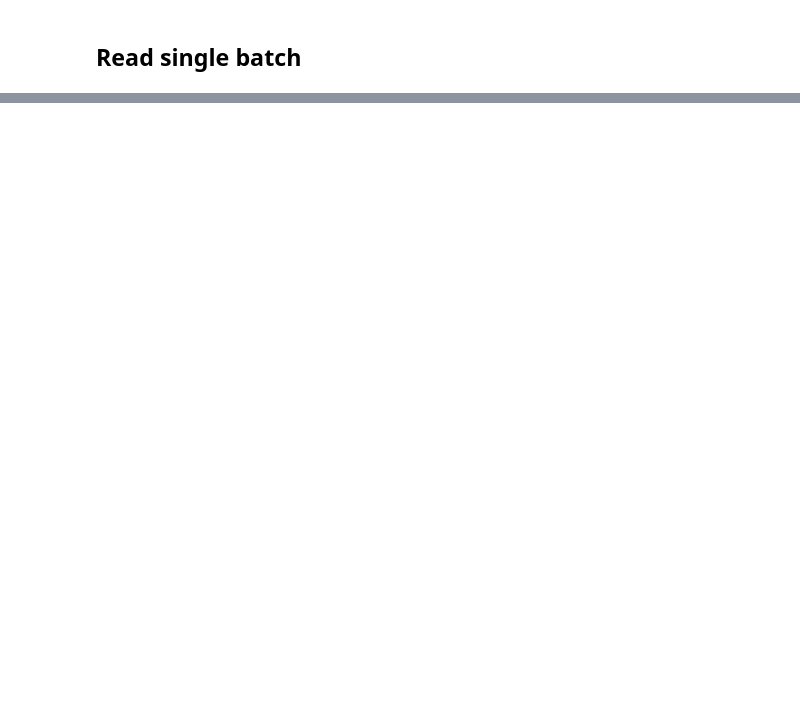
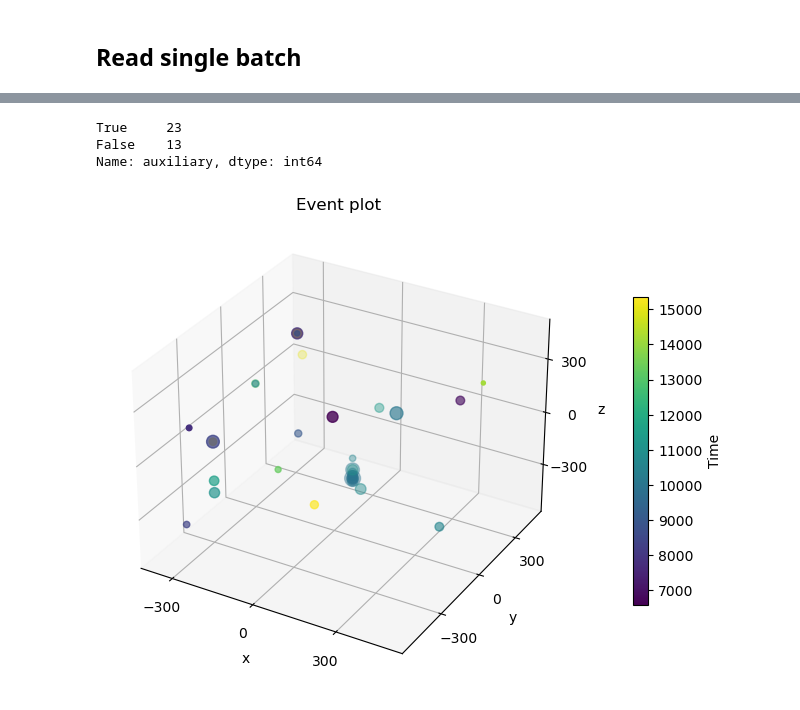
Before and after one commit to IMOKURI/kaggle-ice-cube, a Jupyter notebook: notebook/EDA.ipynb, the cells around one changed output, grey strips where cells are left out. Cells and saved outputs as stored; diff of their text form; code cells hidden in the pictures; blank space fills up the shorter version.

Commit message:
feat: visualize event.
Signed-off-by: SUGIYAMA Yoshio <nenegi.01mo@gmail.com>

```diff
--- a/notebook/EDA.ipynb
+++ b/notebook/EDA.ipynb
@@ -159,8 +141,8 @@ shape: (131953924, 6)
 # %% [markdown]
 ## Read single batch
 # %%
-batch_num = 661
-batch_1 = pl.read_parquet(
-    os.path.join(c.data.dir.input_test, f"batch_{batch_num}.parquet")
-)
+batch_num = 1
+batch = pd.read_parquet(
+    os.path.join(c.data.dir.input_train, f"batch_{batch_num}.parquet")
+).reset_index()
 # %%
@@ -209,0 +168,2 @@ shape: (3, 2)
+# %%
+batch = pd.merge(batch, input.sensor_geometry, on="sensor_id")
@@ -209,0 +186,2 @@ shape: (3, 2)
+# %%
+batch_event = batch[(batch["event_id"] == 59)] #  & (batch["auxiliary"] == False)
@@ -209,0 +197,35 @@ shape: (3, 2)
+# %%
+batch_event["auxiliary"].value_counts()
+# %% [output]
+True     23
+False    13
+Name: auxiliary, dtype: int64
+# %%
+fig = plt.figure(figsize=(8, 8))
+
+ax = fig.add_subplot(projection="3d")
+ax.set_title("Event plot")
+
+ax.set_xlabel("x")
+ax.set_ylabel("y")
+ax.set_zlabel("z")
+
+ax.set_xticks([-600, -300, 0.0, 300, 600])
+ax.set_yticks([-600, -300, 0.0, 300, 600])
+ax.set_zticks([-600, -300, 0.0, 300, 600])
+
+# 散布図を描画
+scatter = ax.scatter(
+    batch_event["x"],
+    batch_event["y"],
+    batch_event["z"],
+    s=batch_event["charge"] * 50,
+    c=batch_event["time"],
+)
+
+cbar = fig.colorbar(scatter, shrink=0.5, pad=0.1)
+cbar.set_label("Time")
+
+plt.show()
+# %% [output]
+[figure, added]
```
Also changed, not shown: parts of 14 cells of this notebook, 2 other files.
